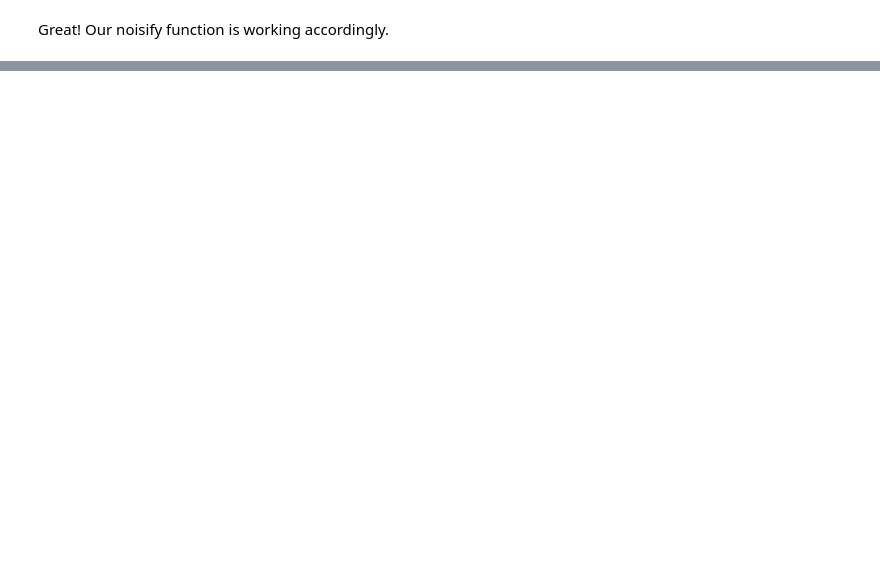
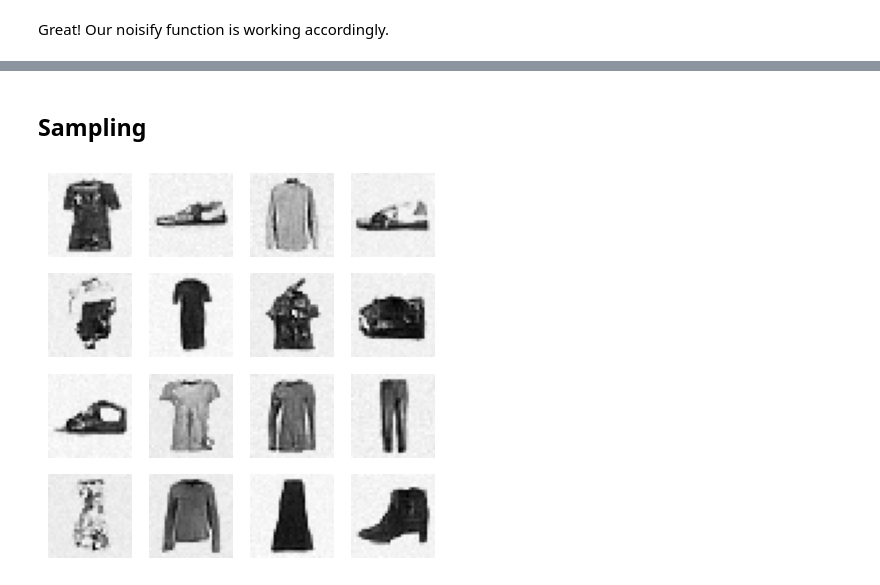
Before and after one commit to 0xSingletOnly/pdlfc, a Jupyter notebook: 17_DDPM_v2.ipynb, the cells around one changed output, grey strips where cells are left out. Cells and saved outputs as stored; diff of their text form; code cells hidden in the pictures; blank space fills up the shorter version.

Commit message:
Implement sampling and U-net training

```diff
--- a/17_DDPM_v2.ipynb
+++ b/17_DDPM_v2.ipynb
@@ -180,0 +289,6 @@ Great! Our noisify function is working accordingly.
+# %%
+opt_func = partial(optim.Adam, eps=1e-5)
+# %%
+learn = TrainLearner(model, dls, nn.MSELoss(), lr=lr, cbs=cbs, opt_func=opt_func)
+# %%
+learn.fit(epochs)
@@ -180,0 +344,8 @@ Great! Our noisify function is working accordingly.
+# %% [markdown]
+## Sampling
+# %%
+samples = ddpm_cb.sample(learn.model, (16, 1, 32, 32))
+# %%
+show_images(samples[-1], figsize=(5,5))
+# %% [output]
+[figure, added]
```
Also changed, not shown: parts of 54 cells of this notebook.
